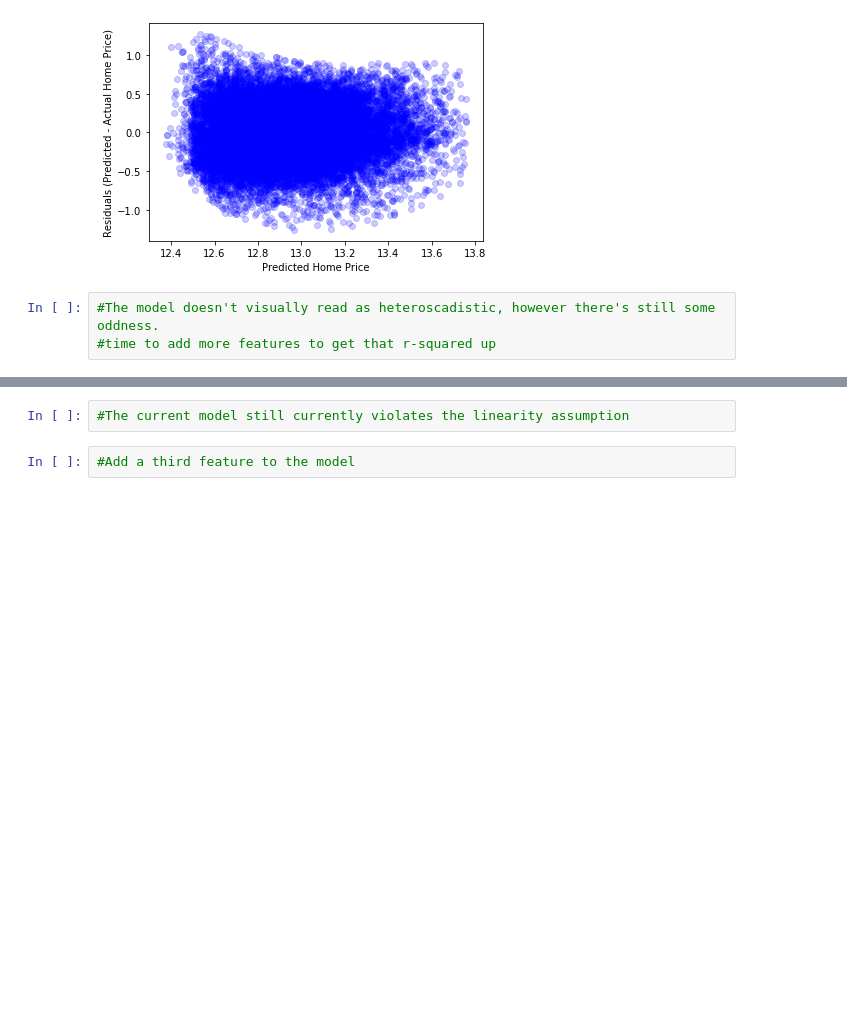
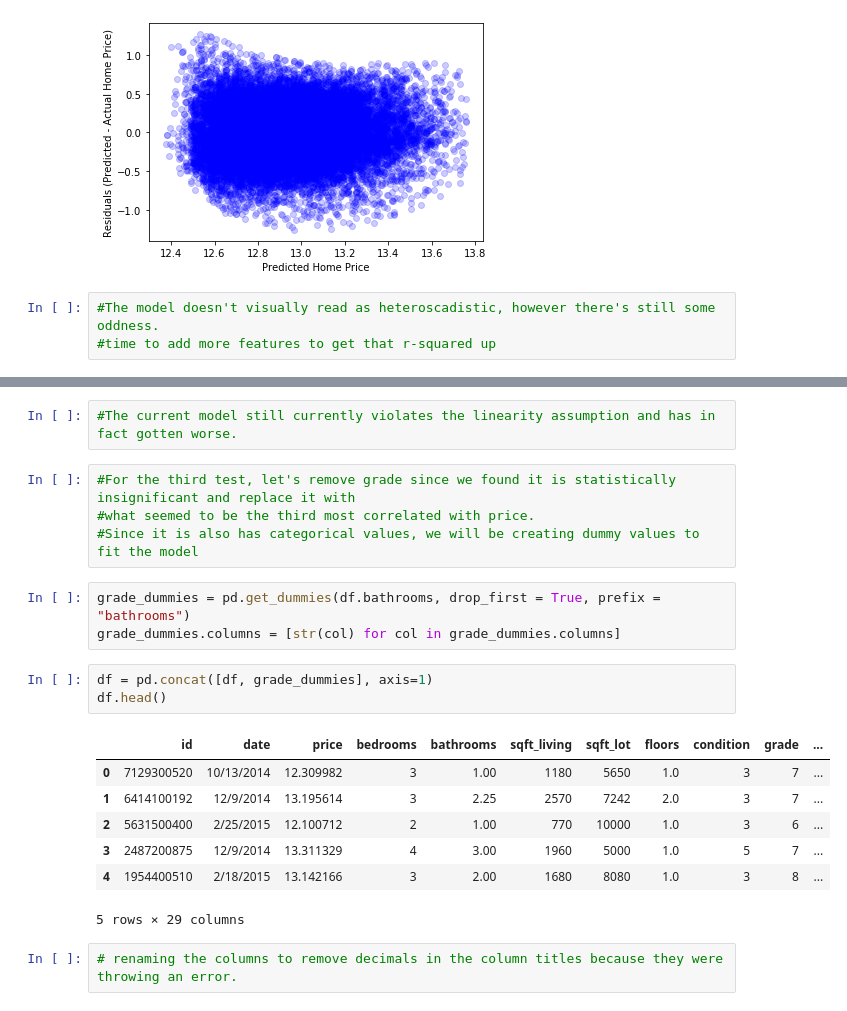
Before and after one commit to garseed/king_county_housing_analysis, a Jupyter notebook: Home Price Analysis.ipynb, the cells around one changed output, grey strips where cells are left out. Drawn from its saved outputs; the diff is of its cells as text; blank space fills up the shorter version.

```diff
--- a/Home Price Analysis.ipynb
+++ b/Home Price Analysis.ipynb
@@ -252,4 +328,22 @@ Rainbow p-value: 0.9447856397067562
 # %%
-#The current model still currently violates the linearity assumption
+#The current model still currently violates the linearity assumption and has in fact gotten worse.
-# %%
-#Add a third feature to the model
+# %%
+#For the third test, let's remove grade since we found it is statistically insignificant and replace it with
+#what seemed to be the third most correlated with price.
+#Since it is also has categorical values, we will be creating dummy values to fit the model
+# %%
+grade_dummies = pd.get_dummies(df.bathrooms, drop_first = True, prefix = "bathrooms")
+grade_dummies.columns = [str(col) for col in grade_dummies.columns]
+# %%
+df = pd.concat([df, grade_dummies], axis=1)
+df.head()
+# %% [output]
+|  | id | date | price | bedrooms | bathrooms | sqft_living | sqft_lot | floors | condition | grade | ... |
+| 0 | 7129300520 | 10/13/2014 | 12.309982 | 3 | 1.00 | 1180 | 5650 | 1.0 | 3 | 7 | ... |
+| 1 | 6414100192 | 12/9/2014 | 13.195614 | 3 | 2.25 | 2570 | 7242 | 2.0 | 3 | 7 | ... |
+| 2 | 5631500400 | 2/25/2015 | 12.100712 | 2 | 1.00 | 770 | 10000 | 1.0 | 3 | 6 | ... |
+| 3 | 2487200875 | 12/9/2014 | 13.311329 | 4 | 3.00 | 1960 | 5000 | 1.0 | 5 | 7 | ... |
+| 4 | 1954400510 | 2/18/2015 | 13.142166 | 3 | 2.00 | 1680 | 8080 | 1.0 | 3 | 8 | ... |
+5 rows × 29 columns
+# %%
+# renaming the columns to remove decimals in the column titles because they were throwing an error.
```
Also changed, not shown: parts of 39 cells of this notebook, 3 other files.
